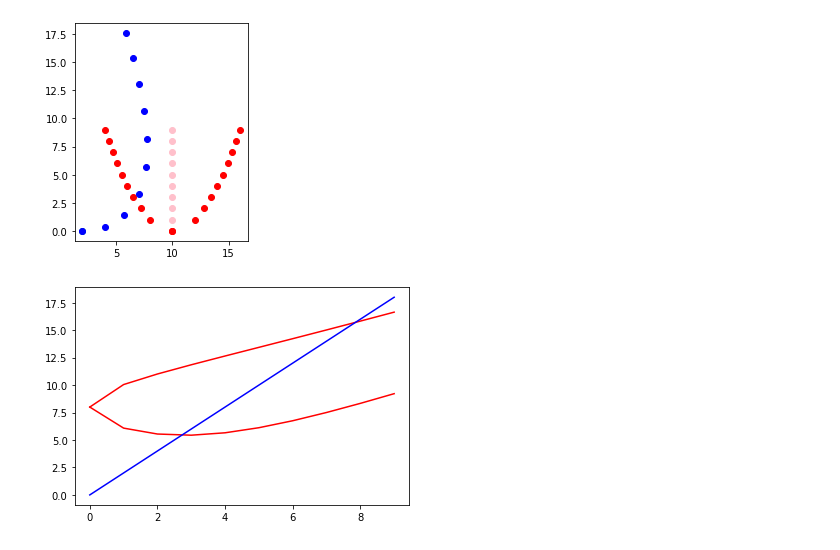
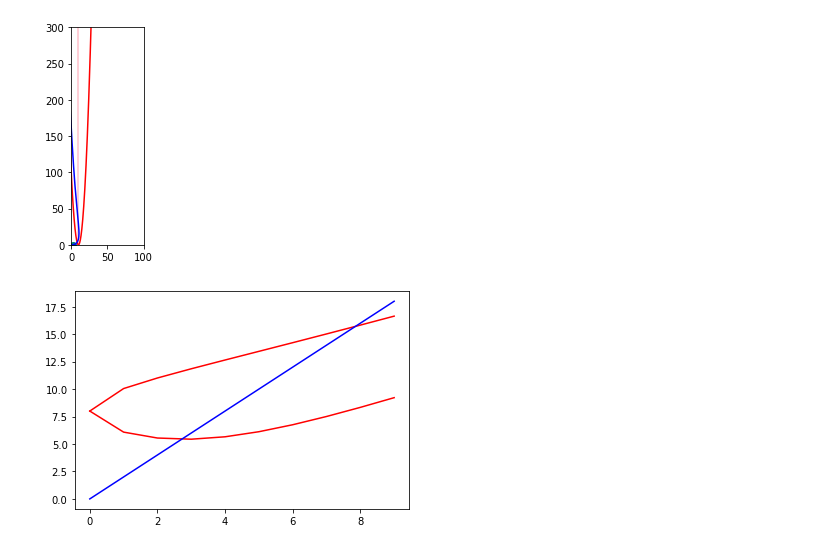
Before and after one commit to Elilgo324/dsd, a Jupyter notebook: worksheet.ipynb, the cells around one changed output. Saved outputs shown, nothing was run; the diff lists cells and outputs as text; code cells hidden in the pictures.

```diff
--- a/worksheet.ipynb
+++ b/worksheet.ipynb
@@ -9,38 +9,40 @@ from utils.functions import meeting_points_with_sigmas
 # %%
 
 from utils.point import Point
 
 robot = (2,0)
 robot_point = Point(robot[0],robot[1])
 fv = 2
 mu = 10
-sigma = 2
+sigma = 1
 agent = (mu, 0)
 
-t = 10
+t = 300
 
 mus = [mu for _ in range(t)]
 sigmas = [(i**0.5) * sigma for i in range(t)]
 vars = [i * (sigma**2) for i in range(t)]
 vars2 = [i * (sigma**2) / 2 for i in range(t)]
 arrivals = [robot_point.shifted(distance=fv*i,
                                 bearing=robot_point.direction_with(Point(mu-sig,i))) for i,sig in zip(range(t), sigmas)]
 arrivals_x = [p.x for p in arrivals]
 arrivals_y = [p.y for p in arrivals]
 
-plt.scatter(mus,list(range(t)),color='pink')
-plt.scatter([mu - sig for sig in sigmas],list(range(t)),color='red')
-plt.scatter([mu + sig for sig in sigmas],list(range(t)),color='red')
+plt.plot(mus,list(range(t)),color='pink')
+plt.plot([mu - sig for sig in sigmas],list(range(t)),color='red')
+plt.plot([mu + sig for sig in sigmas],list(range(t)),color='red')
 # plt.scatter([mu - var for var in vars],list(range(t)),color='green')
 # plt.scatter([mu + var for var in vars],list(range(t)),color='green')
 # plt.scatter([mu - var for var in vars2],list(range(t)),color='green')
 # plt.scatter([mu + var for var in vars2],list(range(t)),color='green')
 plt.scatter(robot[0],robot[1],color='teal')
-plt.scatter(arrivals_x,arrivals_y,color='blue')
+plt.plot(arrivals_x,arrivals_y,color='blue')
 plt.gca().set_aspect('equal', adjustable='box')
+plt.xlim([0,100])
+plt.ylim([0,300])
 plt.show()
 # %% [output]
-[figure, old version]
+[figure, new version]
 # %%
 distances_from_robot1 = [Point(mu-sig,i).distance_to(robot_point) for i,sig in zip(range(t),sigmas)]
 distances_from_robot2 = [Point(mu+sig,i).distance_to(robot_point) for i,sig in zip(range(t),sigmas)]
```
Also changed, not shown: 14 other files.
